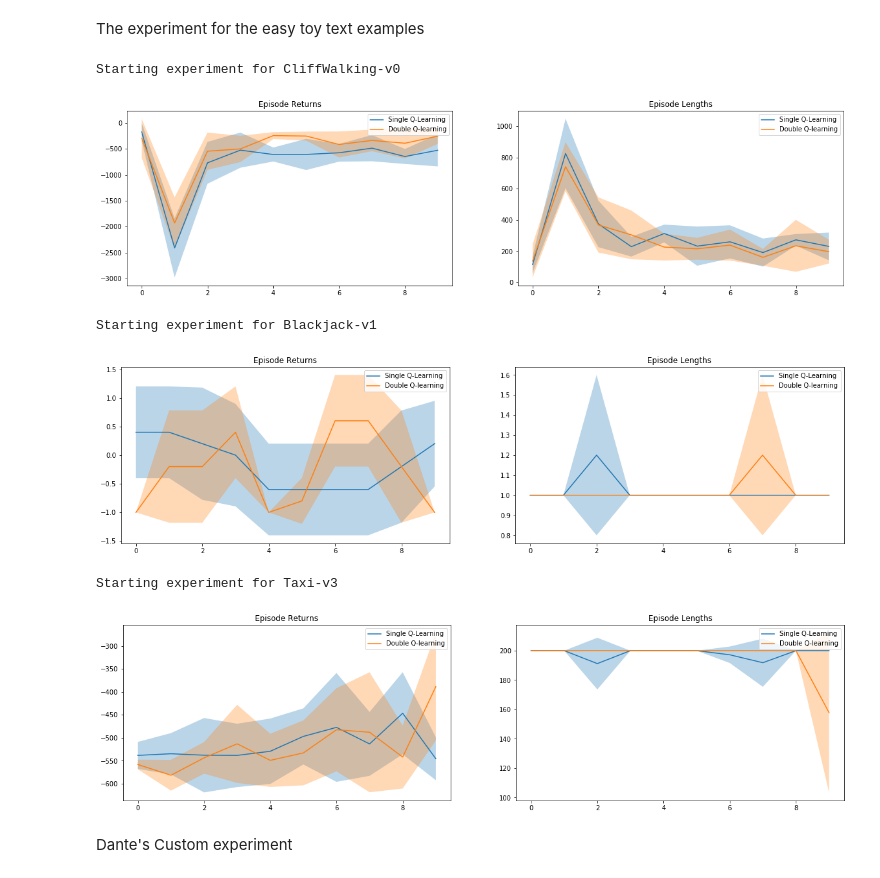
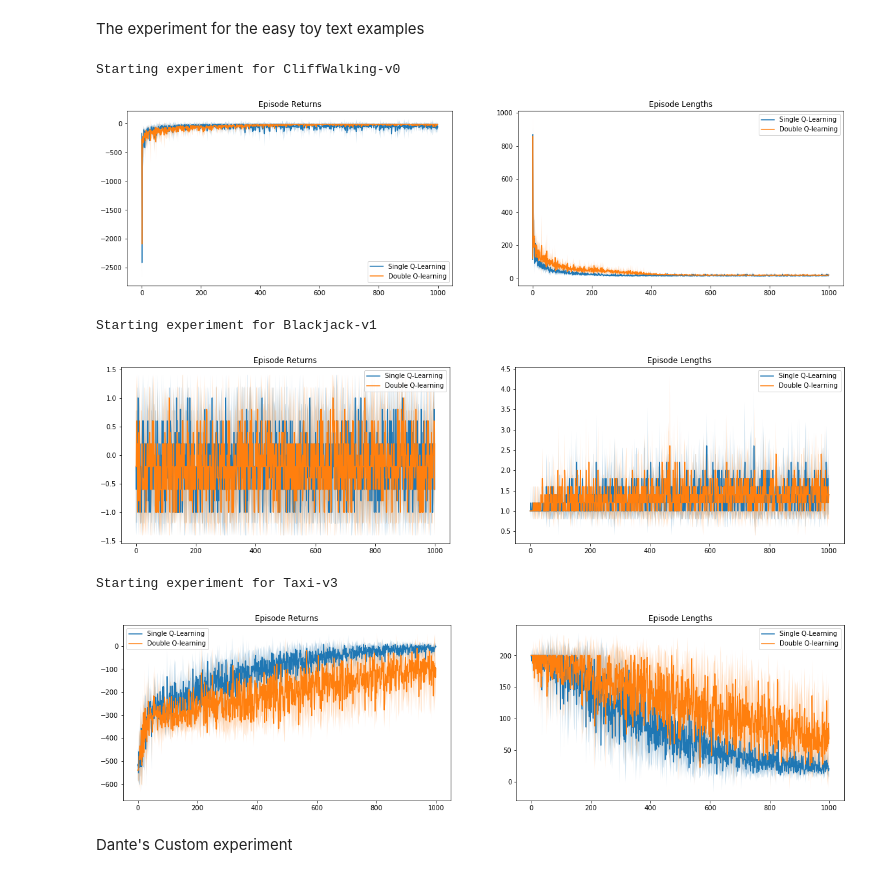
Before and after one commit to liuqi8827/DoubleQLearning, a Jupyter notebook: Simple_experiment.ipynb, the cells around one changed output. Saved outputs shown, nothing was run; the diff lists cells and outputs as text; code cells hidden in the pictures.

```diff
--- a/Simple_experiment.ipynb
+++ b/Simple_experiment.ipynb
@@ -233,25 +231,25 @@ The experiment for the easy toy text examples
 # %%
 toy_seeds = list(range(5))#Defaults to [0-9]
 
 toy_params = {
 'epsilon': 0.1, # Defaults to  0.1
-'num_episodes': 10, # Defaults to 1000
+'num_episodes': 1000, # Defaults to 1000
 'discount_factor': 1.0, # Defaults to 1.0
 'alpha': 0.1 # Defaults to 0.1
 }
 
 # toy_text = ['CliffWalking-v0', 'Blackjack-v1', 'FrozenLake-v1', 'FrozenLake8x8-v1', 'Taxi-v3']
 toy_text = ['CliffWalking-v0', 'Blackjack-v1', 'Taxi-v3']
 # ['CliffWalking-v0', 'FrozenLake-v1', 'FrozenLake8x8-v1', Douche]
 
 OpenAI_experiment(toy_text, toy_params, toy_seeds)
 # %% [output]
 Starting experiment for CliffWalking-v0
-[figure, old version]
+[figure, new version]
 Starting experiment for Blackjack-v1
-[figure, old version]
+[figure, new version]
 Starting experiment for Taxi-v3
-[figure, old version]
+[figure, new version]
 # %% [markdown]
 Dante's Custom experiment
 # %%
```
Also changed, not shown: parts of 4 cells of this notebook, 4 other files.
